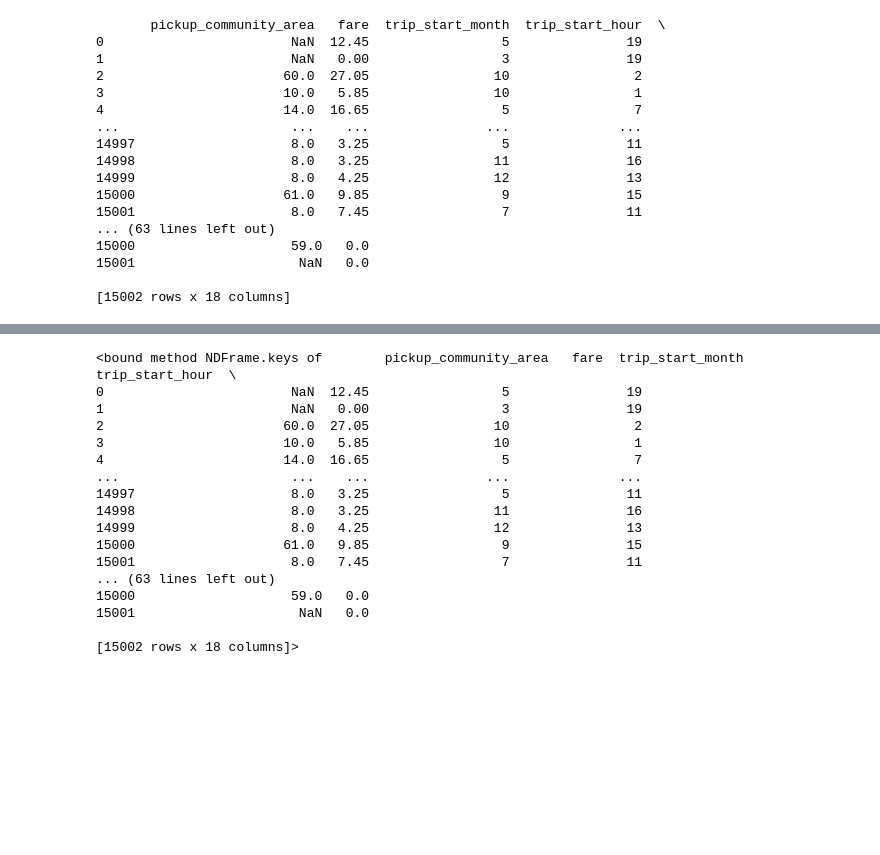
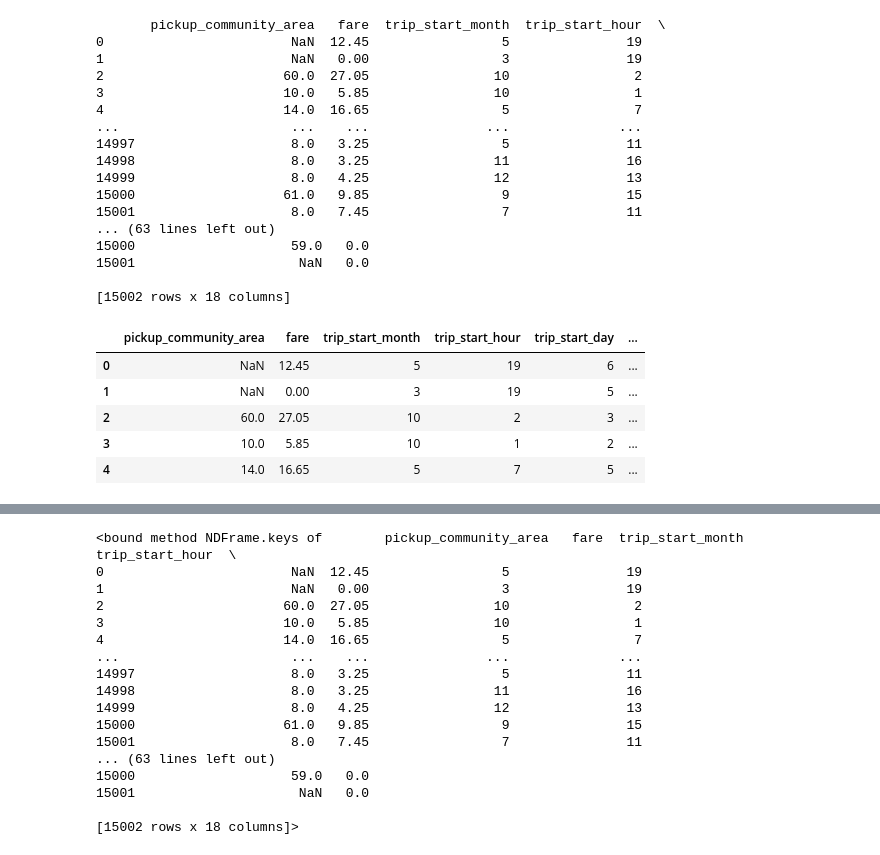
Before and after one commit to divyankrahoria/taxiproject, a Jupyter notebook: NewYorkTaxiData.ipynb, the cells around one changed output, grey strips where cells are left out. Saved outputs shown, nothing was run; the diff lists cells and outputs as text; code cells hidden in the pictures; blank space fills up the shorter version.

```diff
--- a/NewYorkTaxiData.ipynb
+++ b/NewYorkTaxiData.ipynb
@@ -22,3 +22,12 @@ print(dataframe)
 15001                     NaN   0.0
 
 [15002 rows x 18 columns]
+# %%
+dataframe.head()
+# %% [output]
+|  | pickup_community_area | fare | trip_start_month | trip_start_hour | trip_start_day | ... |
+| 0 | NaN | 12.45 | 5 | 19 | 6 | ... |
+| 1 | NaN | 0.00 | 3 | 19 | 5 | ... |
+| 2 | 60.0 | 27.05 | 10 | 2 | 3 | ... |
+| 3 | 10.0 | 5.85 | 10 | 1 | 2 | ... |
+| 4 | 14.0 | 16.65 | 5 | 7 | 5 | ... |
```
Also changed, not shown: parts of 11 cells of this notebook, 3 other files.
